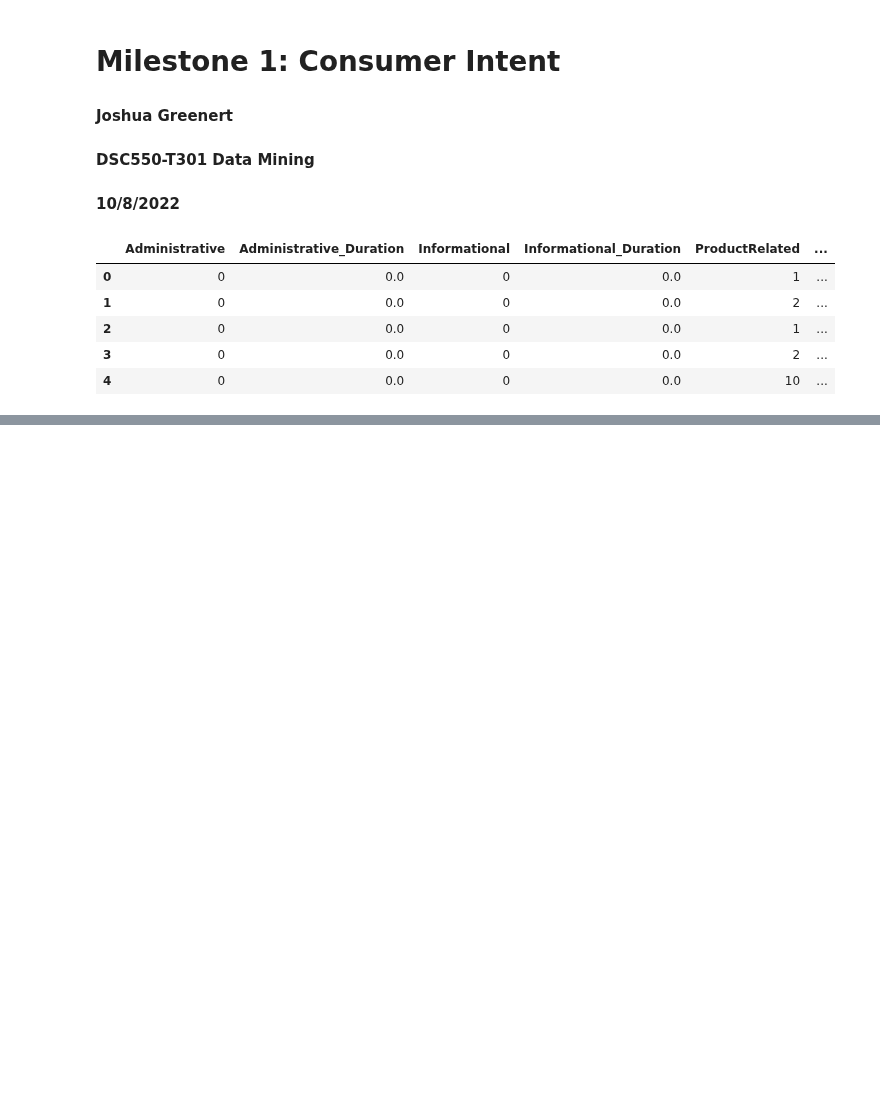
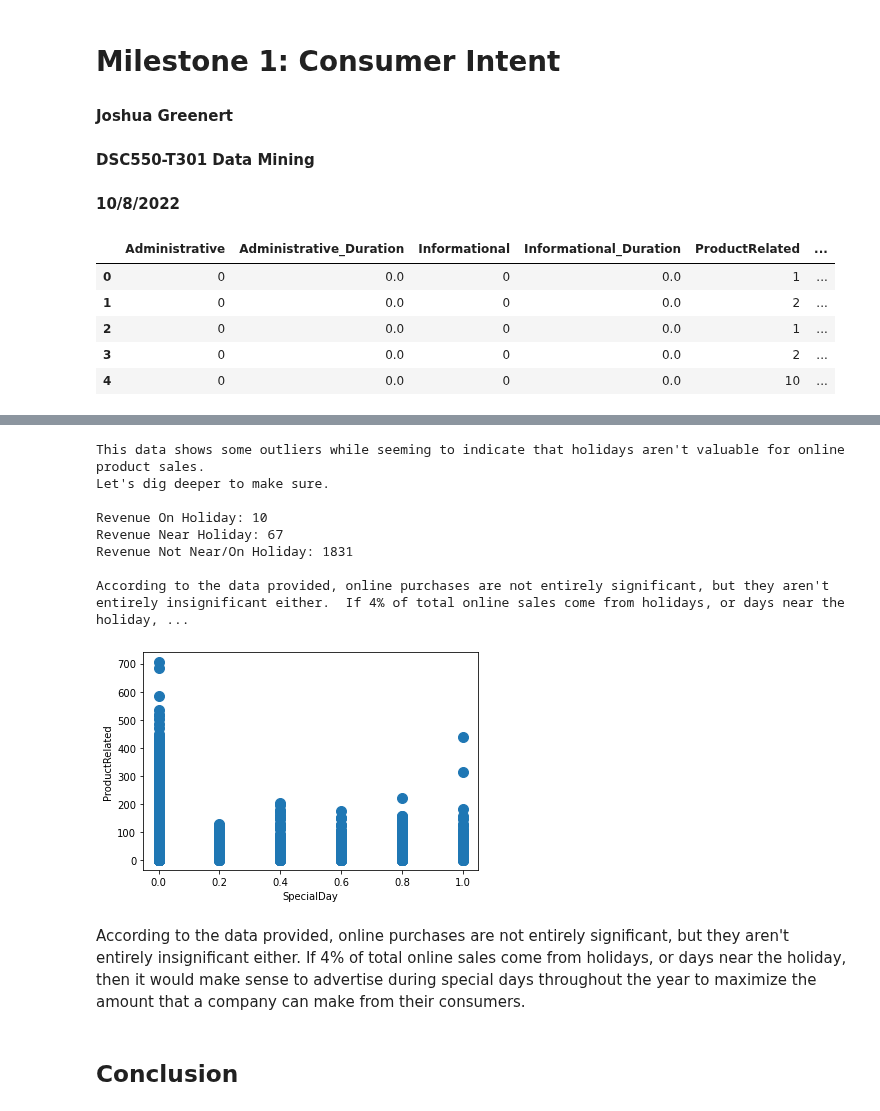
Before and after one commit to joshgreenert/Python-Projects, a Jupyter notebook: Data Mining/Term_Project/Milestone_1_JGreenert.ipynb, the cells around one changed output, grey strips where cells are left out. Cells and saved outputs as stored; diff of their text form; code cells hidden in the pictures; blank space fills up the shorter version.

```diff
--- a/Data Mining/Term_Project/Milestone_1_JGreenert.ipynb
+++ b/Data Mining/Term_Project/Milestone_1_JGreenert.ipynb
@@ -24,0 +91,38 @@ IndentationError: expected an indented block (2601568998.py, line 3)
+# %%
+# Create a graph to visualize special days (holidays) with product-related page views.
+df_consumer.plot.scatter(x = 'SpecialDay', y = 'ProductRelated', s = 100);
+print("This data shows some outliers while seeming to indicate that holidays aren't valuable for online product sales. \n\
+Let's dig deeper to make sure.\n")
+
+# Calculate the amounts for the revenue bought on days not equal to zero to compare with ones that were.
+revenueNotNearHoliday = 0
+revenueNearHoliday = 0
+revenueOnHoliday = 0
+for index, row in df_consumer.iterrows():
+    if(row['Revenue'] and row['SpecialDay'] == 0):
+        revenueNotNearHoliday = revenueNotNearHoliday + 1
+    elif(row['Revenue'] and row['SpecialDay'] == 1):
+        revenueOnHoliday = revenueOnHoliday + 1
+    elif(row['Revenue'] and row['SpecialDay'] != 1 and row['SpecialDay'] != 0):
+        revenueNearHoliday = revenueNearHoliday + 1
+
+# Print the results to see them visually.
+print(f"Revenue On Holiday: {revenueOnHoliday}\n\
+Revenue Near Holiday: {revenueNearHoliday}\n\
+Revenue Not Near/On Holiday: {revenueNotNearHoliday}")
+# %% [output]
+This data shows some outliers while seeming to indicate that holidays aren't valuable for online product sales.
+Let's dig deeper to make sure.
+
+Revenue On Holiday: 10
+Revenue Near Holiday: 67
+Revenue Not Near/On Holiday: 1831
+
+According to the data provided, online purchases are not entirely significant, but they aren't entirely insignificant either.  If 4% of total online sales come from holidays, or days near the holiday, ...
+[figure, added]
+# %% [markdown]
+According to the data provided, online purchases are not entirely significant, but they aren't entirely insignificant
+either.  If 4% of total online sales come from holidays, or days near the holiday, then it would make sense to advertise
+during special days throughout the year to maximize the amount that a company can make from their consumers.
+# %% [markdown]
+## Conclusion
```
Also changed, not shown: parts of 8 cells of this notebook.
